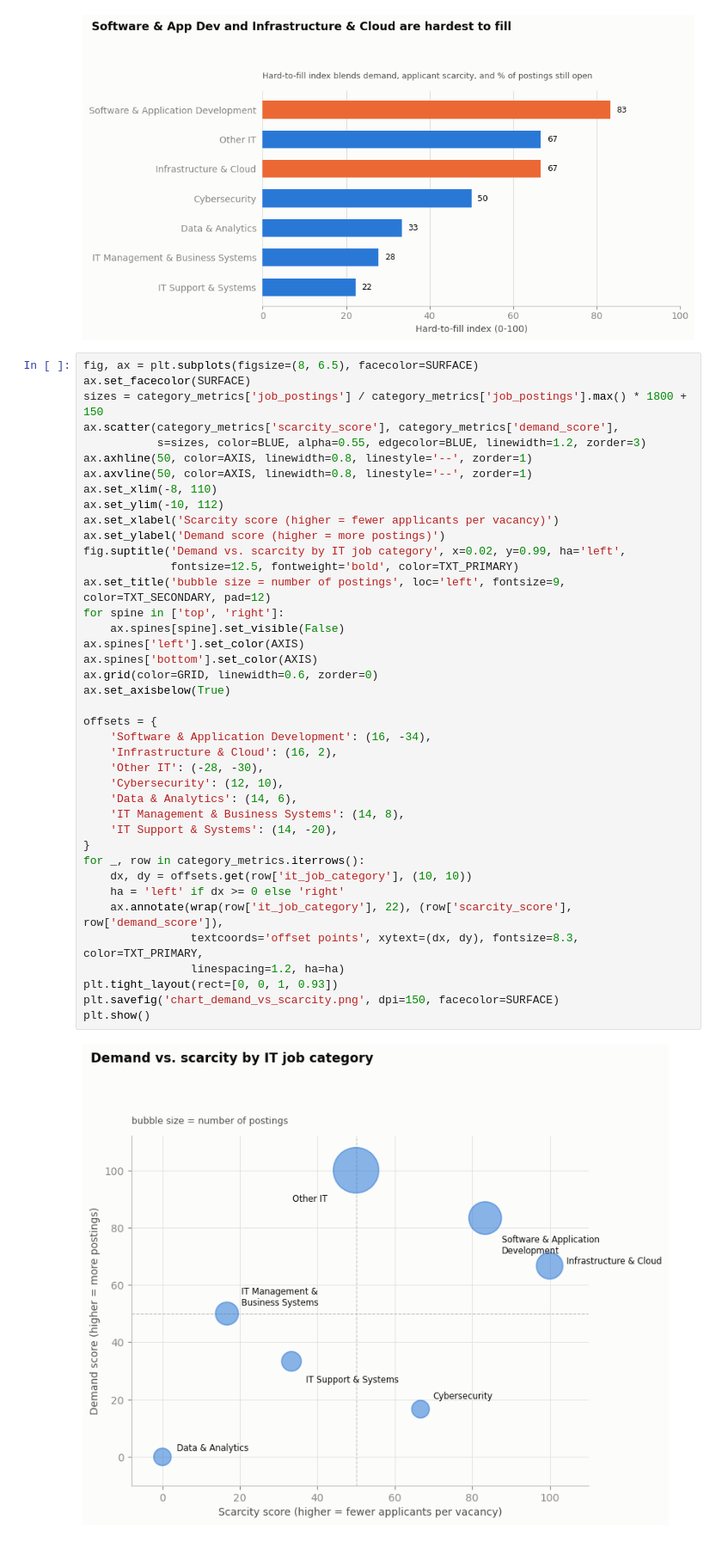
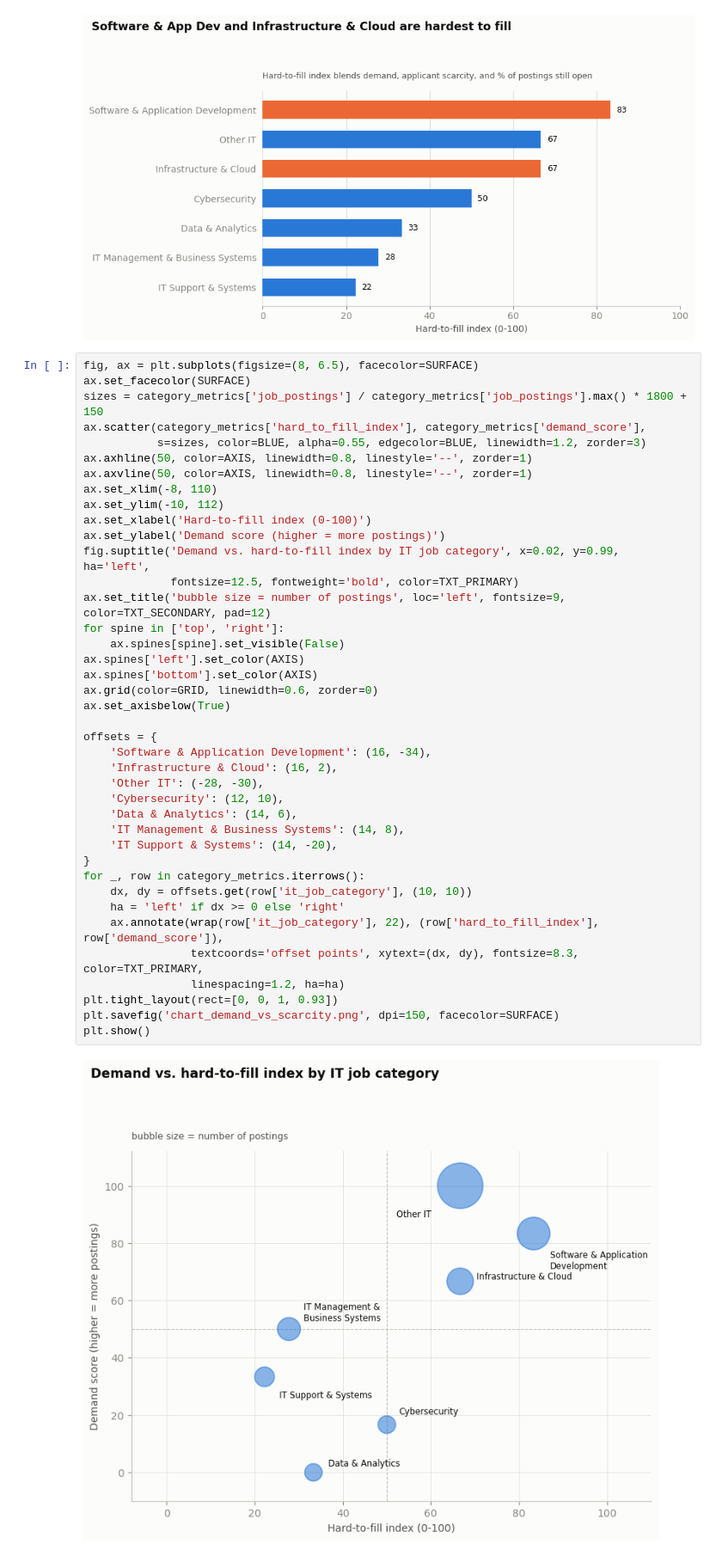
Before and after one commit to 85913286lcr/group5-project1-assignment, a Jupyter notebook: Notebook4.ipynb, the cells around one changed output. Shown at 86% size. Saved outputs shown, nothing was run; the diff lists cells and outputs as text.

Commit message:
Change graph

```diff
--- a/Notebook4.ipynb
+++ b/Notebook4.ipynb
@@ -174,41 +174,41 @@ plt.show()
 fig, ax = plt.subplots(figsize=(8, 6.5), facecolor=SURFACE)
 ax.set_facecolor(SURFACE)
 sizes = category_metrics['job_postings'] / category_metrics['job_postings'].max() * 1800 + 150
-ax.scatter(category_metrics['scarcity_score'], category_metrics['demand_score'],
+ax.scatter(category_metrics['hard_to_fill_index'], category_metrics['demand_score'],
            s=sizes, color=BLUE, alpha=0.55, edgecolor=BLUE, linewidth=1.2, zorder=3)
 ax.axhline(50, color=AXIS, linewidth=0.8, linestyle='--', zorder=1)
 ax.axvline(50, color=AXIS, linewidth=0.8, linestyle='--', zorder=1)
 ax.set_xlim(-8, 110)
 ax.set_ylim(-10, 112)
-ax.set_xlabel('Scarcity score (higher = fewer applicants per vacancy)')
+ax.set_xlabel('Hard-to-fill index (0-100)')
 ax.set_ylabel('Demand score (higher = more postings)')
-fig.suptitle('Demand vs. scarcity by IT job category', x=0.02, y=0.99, ha='left',
+fig.suptitle('Demand vs. hard-to-fill index by IT job category', x=0.02, y=0.99, ha='left',
              fontsize=12.5, fontweight='bold', color=TXT_PRIMARY)
 ax.set_title('bubble size = number of postings', loc='left', fontsize=9, color=TXT_SECONDARY, pad=12)
 for spine in ['top', 'right']:
     ax.spines[spine].set_visible(False)
 ax.spines['left'].set_color(AXIS)
 ax.spines['bottom'].set_color(AXIS)
 ax.grid(color=GRID, linewidth=0.6, zorder=0)
 ax.set_axisbelow(True)
 
 offsets = {
     'Software & Application Development': (16, -34),
     'Infrastructure & Cloud': (16, 2),
     'Other IT': (-28, -30),
     'Cybersecurity': (12, 10),
     'Data & Analytics': (14, 6),
     'IT Management & Business Systems': (14, 8),
     'IT Support & Systems': (14, -20),
 }
 for _, row in category_metrics.iterrows():
     dx, dy = offsets.get(row['it_job_category'], (10, 10))
     ha = 'left' if dx >= 0 else 'right'
-    ax.annotate(wrap(row['it_job_category'], 22), (row['scarcity_score'], row['demand_score']),
+    ax.annotate(wrap(row['it_job_category'], 22), (row['hard_to_fill_index'], row['demand_score']),
                 textcoords='offset points', xytext=(dx, dy), fontsize=8.3, color=TXT_PRIMARY,
                 linespacing=1.2, ha=ha)
 plt.tight_layout(rect=[0, 0, 1, 0.93])
 plt.savefig('chart_demand_vs_scarcity.png', dpi=150, facecolor=SURFACE)
 plt.show()
 # %% [output]
-[figure, old version]
+[figure, new version]
```
Also changed, not shown: parts of 1 cell of this notebook.
